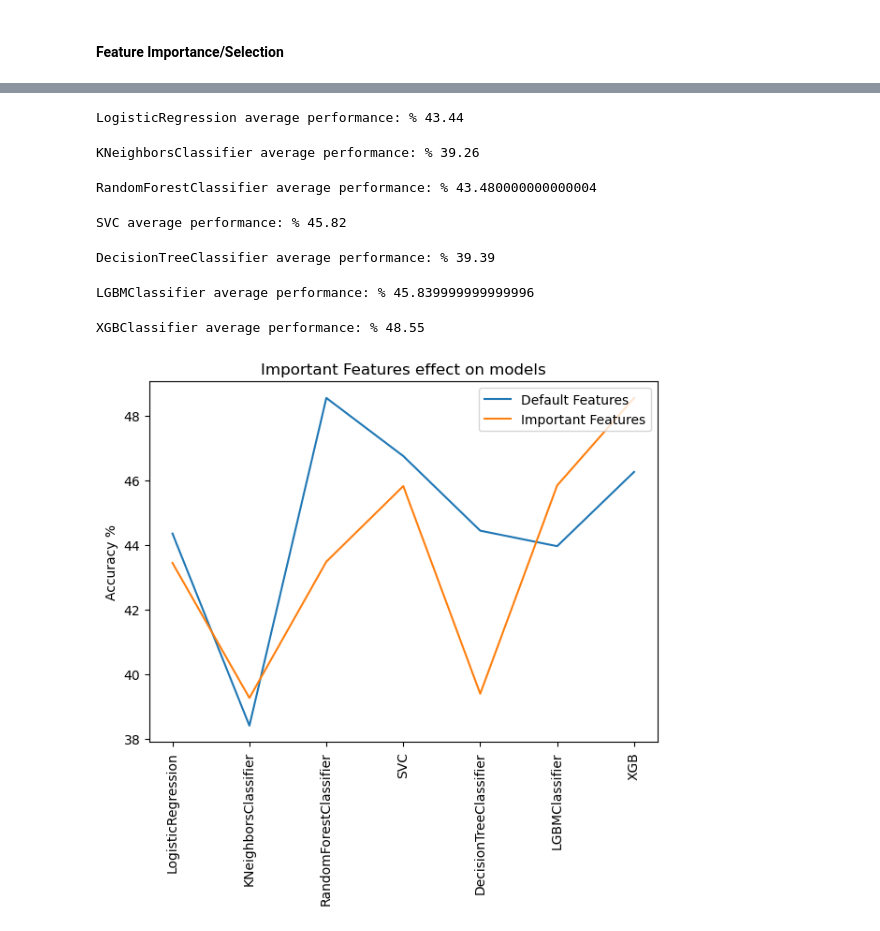
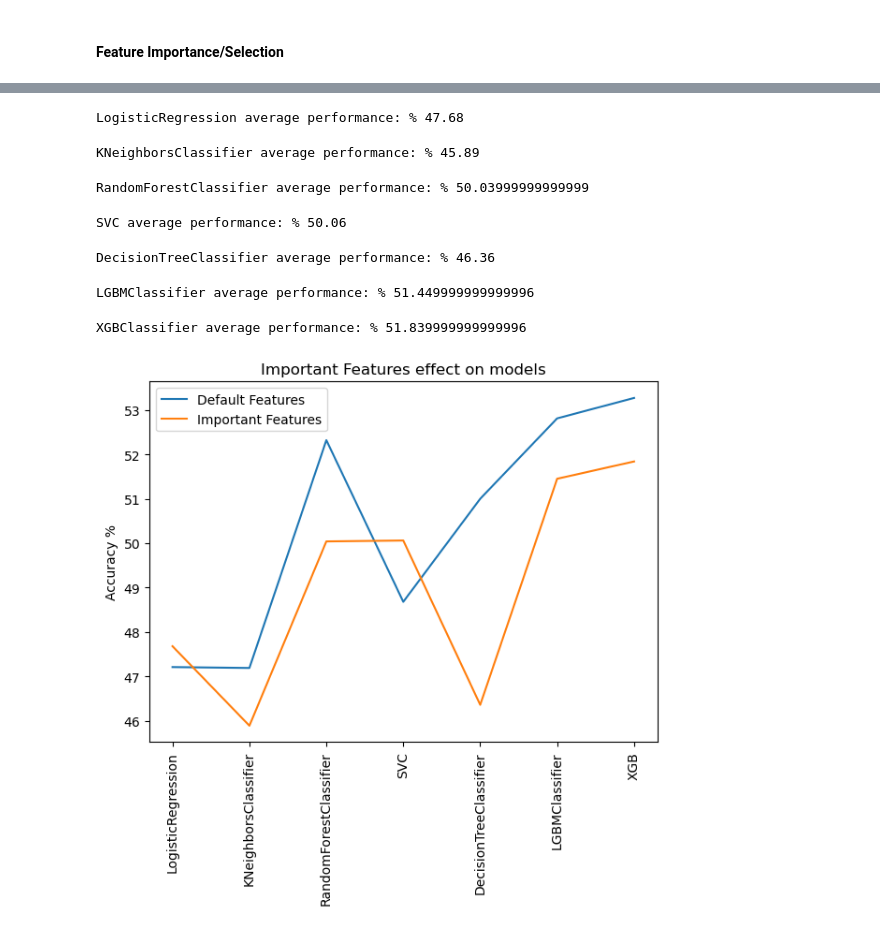
Before and after one commit to cihatislamdede/e-commerce-preference-analysis, a Jupyter notebook: main.ipynb, the cells around one changed output, grey strips where cells are left out. Drawn from its saved outputs; the diff is of its cells as text; code cells hidden in the pictures.

Commit message:
add new plots and change plot label data

```diff
--- a/main.ipynb
+++ b/main.ipynb
@@ -753,96 +671,96 @@ Index(['sektor', 'sorun', 'bolge', 'internet_suresi', 'egitim_durumu',
 X_important = df.drop("platform", axis=1).loc[:, important_features.index]
 # %%
 lr = LogisticRegression(random_state=42)
-cv = cross_val_score(lr, X_important, y, cv=10)
+cv = cross_val_score(best_lr, X_important, y, cv=10)
 lr_with_important_features = round(cv.mean(), 4) * 100
 print("LogisticRegression average performance: %", lr_with_important_features)
 # %% [output]
-LogisticRegression average performance: % 43.44
+LogisticRegression average performance: % 47.68
 # %%
 knn = KNeighborsClassifier()
-cv = cross_val_score(knn, X_important, y, cv=10)
+cv = cross_val_score(best_knn, X_important, y, cv=10)
 knn_with_important_features = round(cv.mean(), 4) * 100
 print("KNeighborsClassifier average performance: %", knn_with_important_features)
 # %% [output]
-KNeighborsClassifier average performance: % 39.26
+KNeighborsClassifier average performance: % 45.89
 # %%
 rf = RandomForestClassifier(random_state=42)
-cv = cross_val_score(rf, X_important, y, cv=10)
+cv = cross_val_score(best_rf, X_important, y, cv=10)
 rf_with_important_features = round(cv.mean(), 4) * 100
 print("RandomForestClassifier average performance: %", rf_with_important_features)
 # %% [output]
-RandomForestClassifier average performance: % 43.480000000000004
+RandomForestClassifier average performance: % 50.03999999999999
 # %%
 svc = SVC(random_state=42)
-cv = cross_val_score(svc, X_important, y, cv=10)
+cv = cross_val_score(best_svc, X_important, y, cv=10)
 svc_with_important_features = round(cv.mean(), 4) * 100
 print("SVC average performance: %", svc_with_important_features)
 # %% [output]
-SVC average performance: % 45.82
+SVC average performance: % 50.06
 # %%
 dt = DecisionTreeClassifier(random_state=42)
-cv = cross_val_score(dt, X_important, y, cv=10)
+cv = cross_val_score(best_dt, X_important, y, cv=10)
 dt_with_important_features = round(cv.mean(), 4) * 100
 print("DecisionTreeClassifier average performance: %", dt_with_important_features)
 # %% [output]
-DecisionTreeClassifier average performance: % 39.39
+DecisionTreeClassifier average performance: % 46.36
 # %%
 lgbm = lgb.LGBMClassifier(random_state=42)
-cv = cross_val_score(lgbm, X_important, y, cv=10)
+cv = cross_val_score(best_lgbm, X_important, y, cv=10)
 lgbm_with_important_features = round(cv.mean(), 4) * 100
 print("LGBMClassifier average performance: %", lgbm_with_important_features)
 # %% [output]
-LGBMClassifier average performance: % 45.839999999999996
+LGBMClassifier average performance: % 51.449999999999996
 # %%
 xgb = XGBClassifier(random_state=42)
-cv = cross_val_score(xgb, X_important, y, cv=10)
+cv = cross_val_score(best_xgb, X_important, y, cv=10)
 xgb_with_important_features = round(cv.mean(), 4) * 100
 print("XGBClassifier average performance: %", xgb_with_important_features)
 # %% [output]
-XGBClassifier average performance: % 48.55
+XGBClassifier average performance: % 51.839999999999996
 # %%
-# with and without important features comparison
+# plot with and without important features comparison
 plt.figure(figsize=(7, 5))
 plt.plot(
     [
-        lr_default,
-        knn_default,
-        rf_default,
-        svc_default,
-        dt_default,
-        lgbm_default,
-        xgb_default,
+        round(best_clf_lr.best_score_, 4) * 100,
+        round(best_clf_knn.best_score_, 4) * 100,
+        round(best_clf_rf.best_score_, 4) * 100,
+        round(best_clf_svc.best_score_, 4) * 100,
+        round(best_clf_dt.best_score_, 4) * 100,
+        round(best_clf_lgbm.best_score_, 4) * 100,
+        round(best_clf_xgb.best_score_, 4) * 100
     ],
     label="Default Features",
 )
 plt.plot(
     [
         lr_with_important_features,
         knn_with_important_features,
         rf_with_important_features,
         svc_with_important_features,
         dt_with_important_features,
         lgbm_with_important_features,
         xgb_with_important_features,
     ],
     label="Important Features",
 )
 plt.xticks(
     np.arange(7),
     (
         "LogisticRegression",
         "KNeighborsClassifier",
         "RandomForestClassifier",
         "SVC",
         "DecisionTreeClassifier",
         "LGBMClassifier",
         "XGB",
     ),
     rotation=90,
 )
 plt.title("Important Features effect on models")
 plt.ylabel("Accuracy %")
 plt.legend()
 plt.show()
 # %% [output]
-[figure, old version]
+[figure, new version]
```
Also changed, not shown: parts of 36 cells of this notebook.
